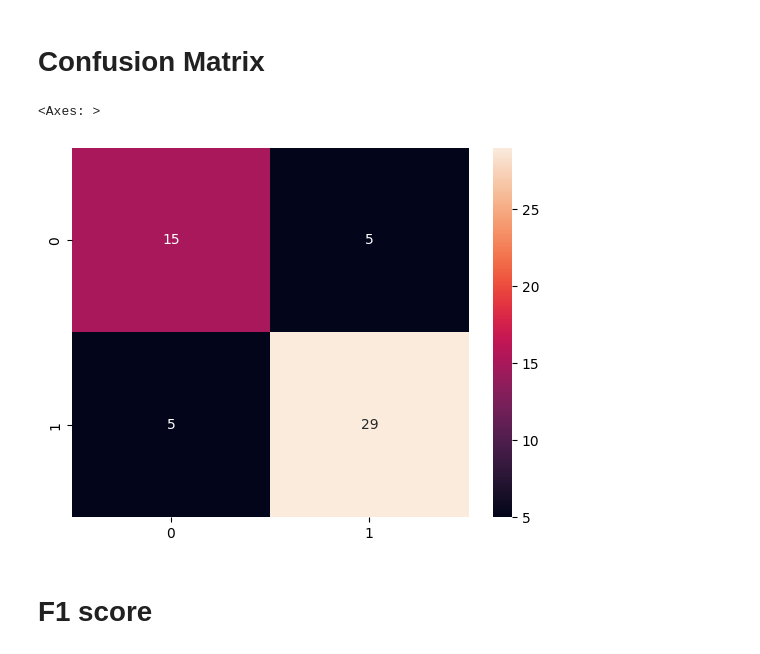
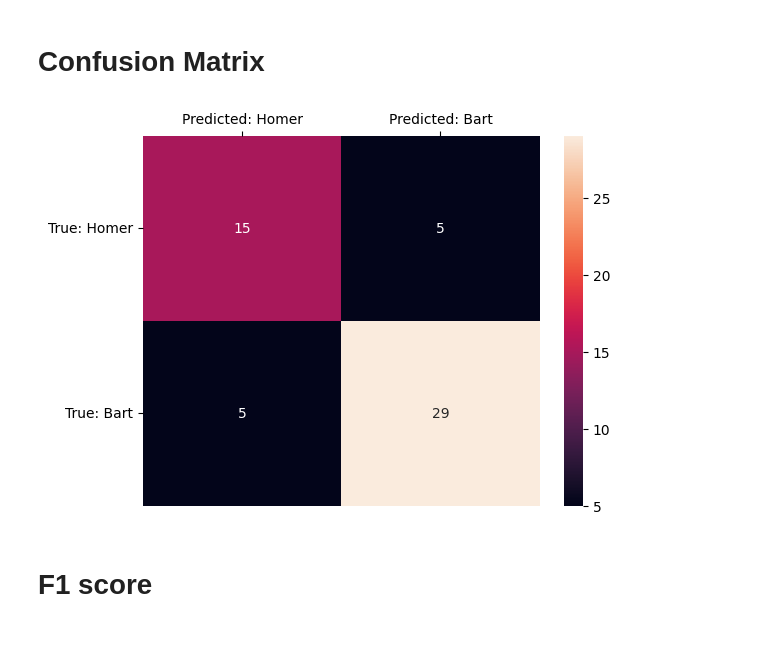
Before and after one commit to aurelegermain/OpenCV, a Jupyter notebook: svm-classification-with-opencv.ipynb, the cells around one changed output. Saved outputs shown, nothing was run; the diff lists cells and outputs as text; code cells hidden in the pictures.

```diff
--- a/svm-classification-with-opencv.ipynb
+++ b/svm-classification-with-opencv.ipynb
@@ -142,10 +159,12 @@ accuracy_score(y_test, y_pred[1])
 # %%
 from sklearn.metrics import confusion_matrix
 cmx = confusion_matrix(y_test, y_pred[1], labels=list(labels_dic.values()))
-# %%
-import seaborn as sns
-cmx_df = pd.DataFrame(cmx)
-sns.heatmap(cmx_df, annot=True)
-# %% [output]
-<Axes: >
-[figure, removed]
+# %%
+cmx_df = pd.DataFrame(cmx)
+ax = sns.heatmap(cmx_df, annot=True)
+ax.set_xticklabels(['Predicted: Homer', 'Predicted: Bart'])
+ax.set_yticklabels(['True: Homer', 'True: Bart'])
+ax.set_yticklabels(ax.get_yticklabels(), rotation=0)
+ax.xaxis.tick_top()
+# %% [output]
+[figure, added]
```
Also changed, not shown: parts of 47 cells of this notebook.
